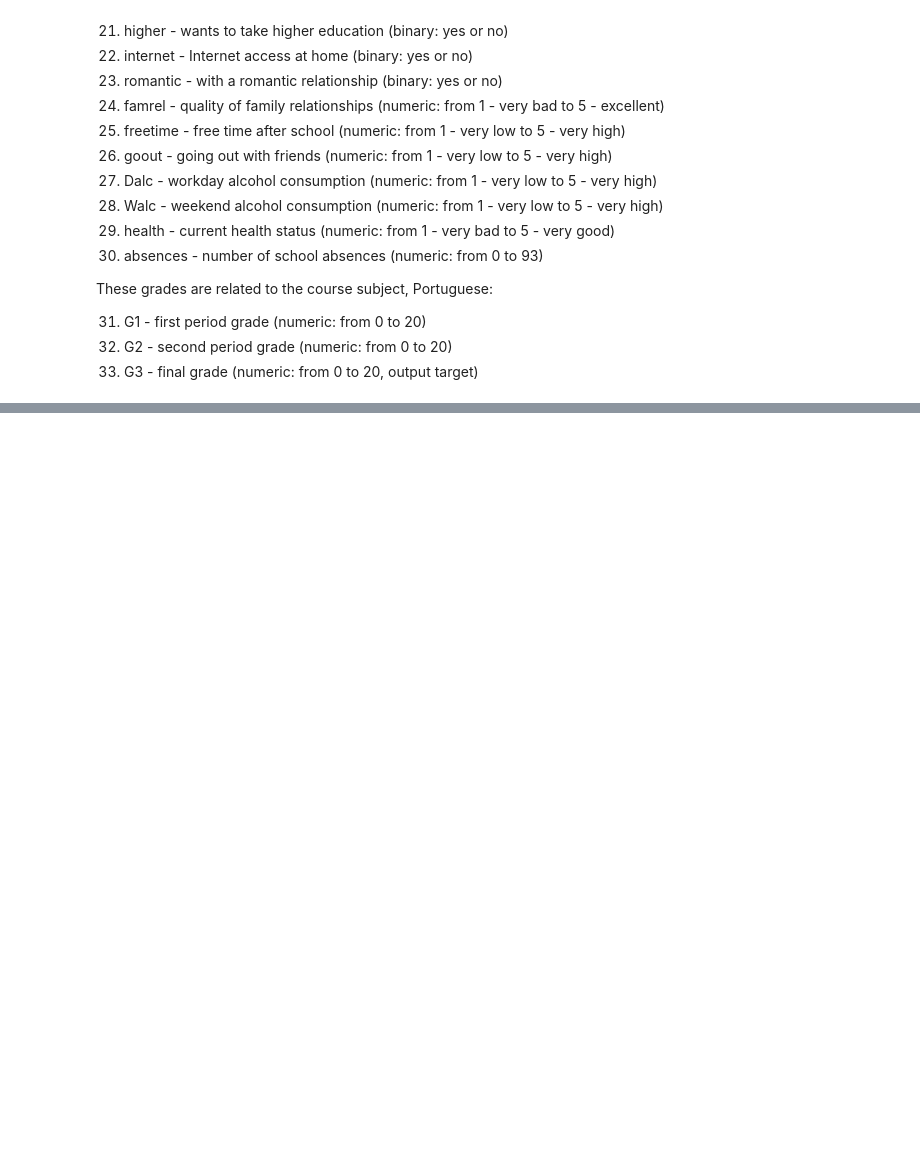
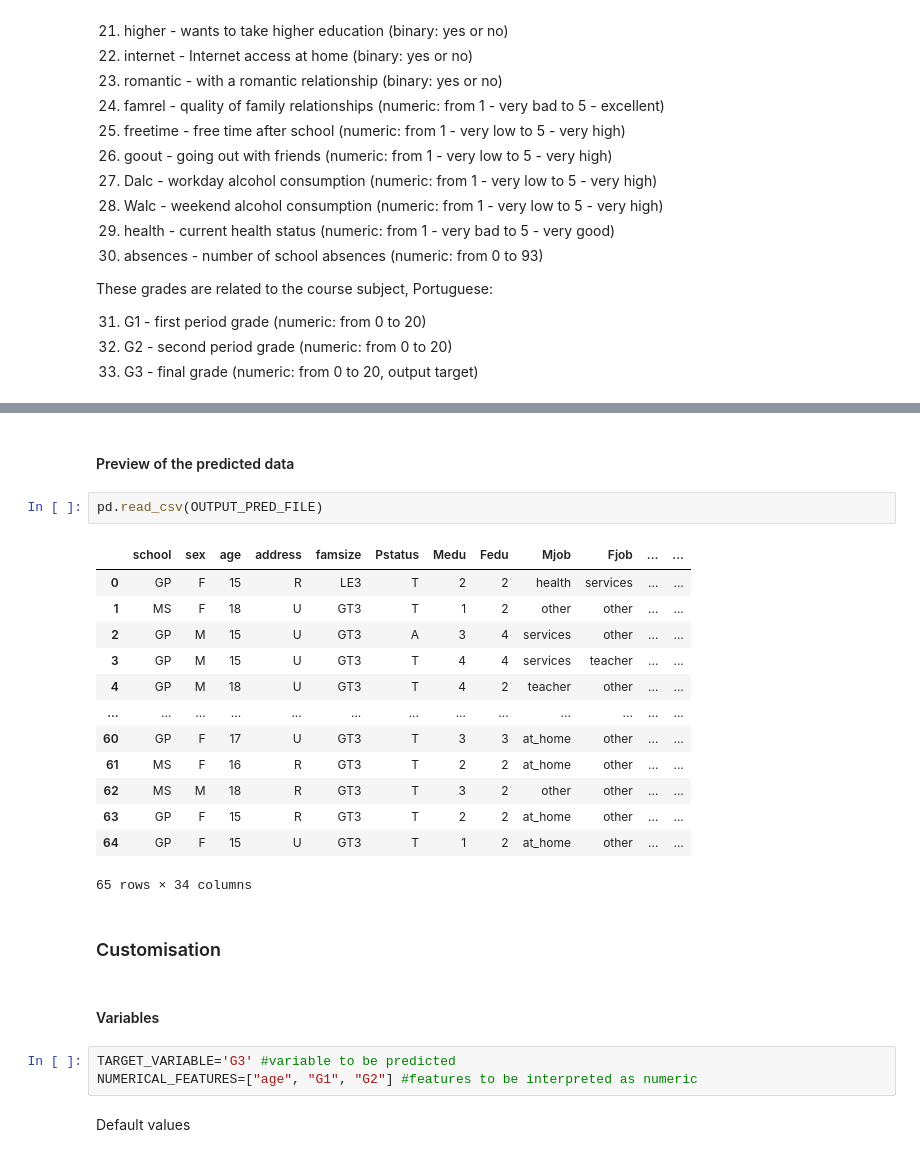
Before and after one commit to kandikits/student-grade-analytics, a Jupyter notebook: Student Performance Prediction App.ipynb, the cells around one changed output, grey strips where cells are left out. Saved outputs shown, nothing was run; the diff lists cells and outputs as text; blank space fills up the shorter version.

```diff
--- a/Student Performance Prediction App.ipynb
+++ b/Student Performance Prediction App.ipynb
@@ -103,3 +125,30 @@ model.pred()
 Loading model file: model
 Transformation Pipeline and Model Successfully Loaded
 Output is written to the file: output.csv
+# %% [markdown]
+#### Preview of the predicted data
+# %%
+pd.read_csv(OUTPUT_PRED_FILE)
+# %% [output]
+|  | school | sex | age | address | famsize | Pstatus | Medu | Fedu | Mjob | Fjob | ... | ... |
+| 0 | GP | F | 15 | R | LE3 | T | 2 | 2 | health | services | ... | ... |
+| 1 | MS | F | 18 | U | GT3 | T | 1 | 2 | other | other | ... | ... |
+| 2 | GP | M | 15 | U | GT3 | A | 3 | 4 | services | other | ... | ... |
+| 3 | GP | M | 15 | U | GT3 | T | 4 | 4 | services | teacher | ... | ... |
+| 4 | GP | M | 18 | U | GT3 | T | 4 | 2 | teacher | other | ... | ... |
+| ... | ... | ... | ... | ... | ... | ... | ... | ... | ... | ... | ... | ... |
+| 60 | GP | F | 17 | U | GT3 | T | 3 | 3 | at_home | other | ... | ... |
+| 61 | MS | F | 16 | R | GT3 | T | 2 | 2 | at_home | other | ... | ... |
+| 62 | MS | M | 18 | R | GT3 | T | 3 | 2 | other | other | ... | ... |
+| 63 | GP | F | 15 | R | GT3 | T | 2 | 2 | at_home | other | ... | ... |
+| 64 | GP | F | 15 | U | GT3 | T | 1 | 2 | at_home | other | ... | ... |
+65 rows × 34 columns
+# %% [markdown]
+### Customisation
+# %% [markdown]
+#### Variables
+# %%
+TARGET_VARIABLE='G3' #variable to be predicted
+NUMERICAL_FEATURES=["age", "G1", "G2"] #features to be interpreted as numeric
+# %% [markdown]
+Default values
```
Also changed, not shown: parts of 23 cells of this notebook, 3 other files.
